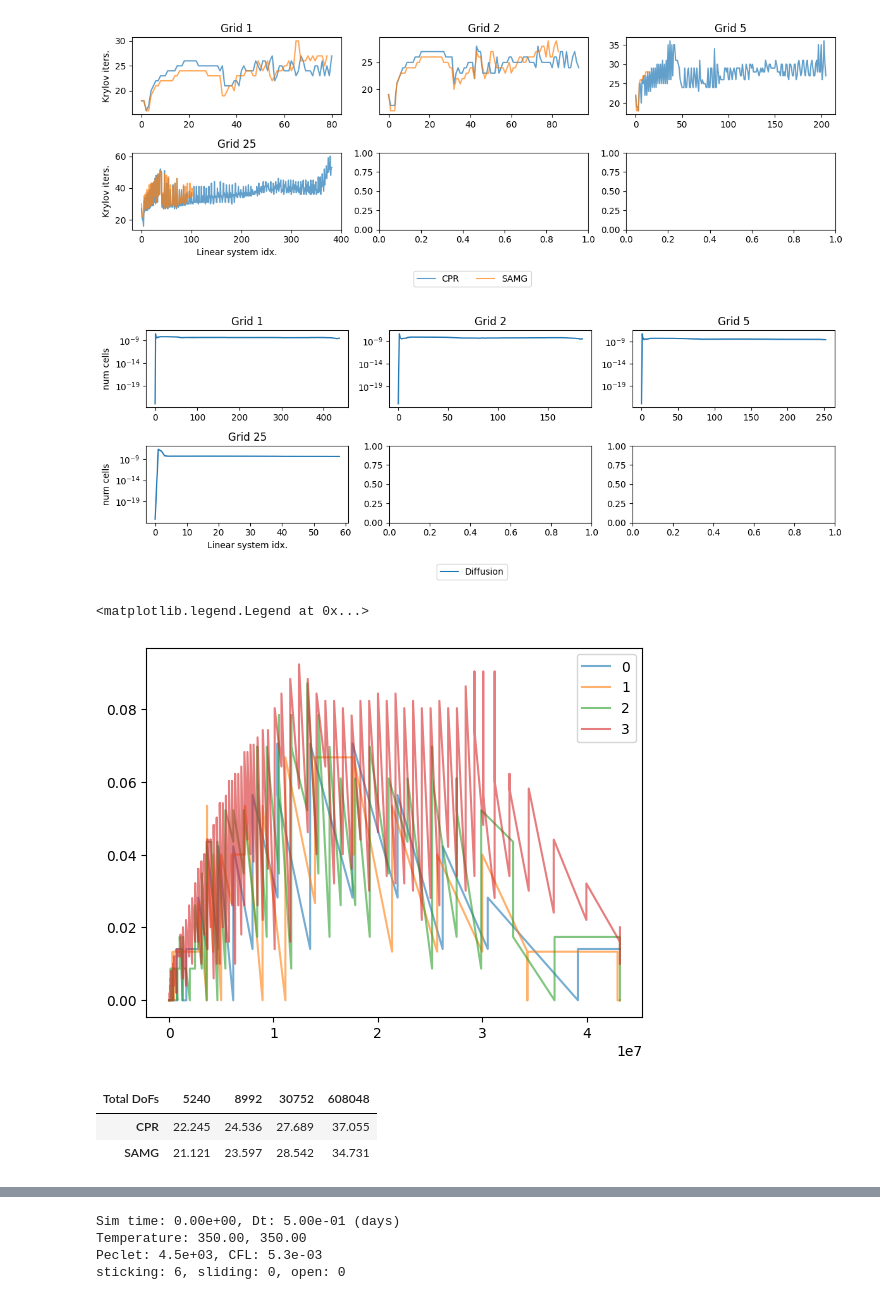
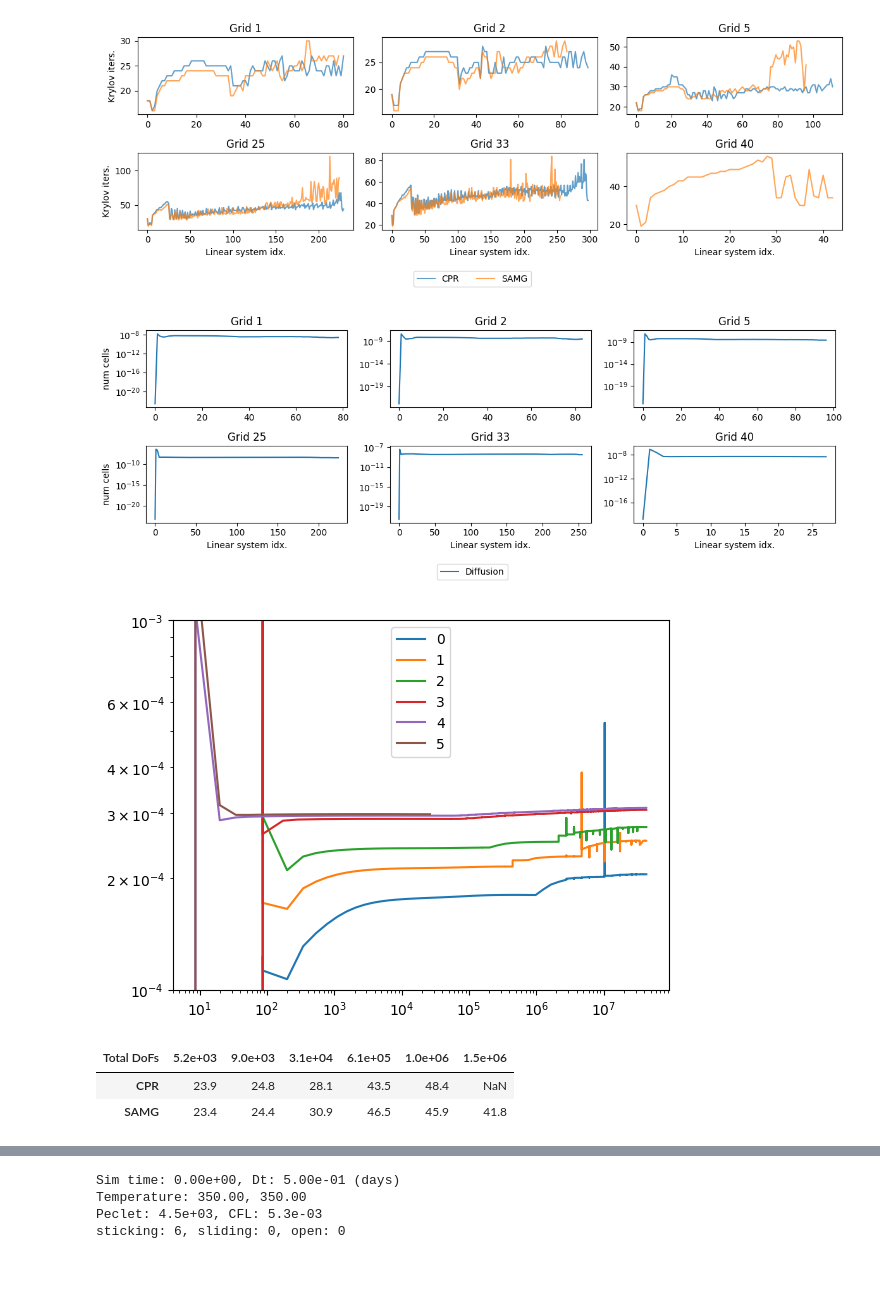
Before and after one commit to pmgbergen/FTHM-Solver, a Jupyter notebook: thermal/experiment_thermal_4_results.ipynb, the cells around one changed output, grey strips where cells are left out. Drawn from its saved outputs; the diff is of its cells as text; code cells hidden in the pictures; blank space fills up the shorter version.

```diff
--- a/thermal/experiment_thermal_4_results.ipynb
+++ b/thermal/experiment_thermal_4_results.ipynb
@@ -10,8 +10,8 @@ grids = [
     2,
     5,
     25,
-    # 33,
-    # 40,
+    33,
+    40,
 ]
 
 solvers = [
@@ -68,7 +68,7 @@ plot_grid(
     data, render_element, shape=shape, figsize=figsize, legend=True, ax_titles=names
 )
 # %% [output]
-[figure, old version]
+[figure, new version]
 # %%
 def render_element(i: int, entry: Sequence[TimeStepStats]):
     entry = entry.get('SAMG')
@@ -112,21 +112,27 @@ plot_grid(
 )
 # plt.savefig(save_path + 'fracture_length.pdf', bbox_inches='tight')
 # %% [output]
-[figure, old version]
+[figure, new version]
 # %%
 def render_element(i: int, entry: Sequence[TimeStepStats]):
-    entry = entry.get("CPR")
+    entry = entry.get("SAMG")
     if entry is None:
         return
     # color_time_steps(entry, fill=True, grid=False, legend=True)
     cfl = get_cfl(entry)
-    enthalpy = get_enthalpy_max(entry)
     ts = np.cumsum(get_time_steps(entry))
     ls = get_ls_indices(entry)
-    fourier = get_fourier_max(entry)
-    # plt.plot(enthalpy, label='Convection')
+
+    # fourier = get_fourier_max(entry)
     # plt.plot(ts[ls], fourier, label=i)
     # plt.yscale("log")
+    # plt.ylim(bottom=1e-9, top=1e-8)
+
+    enthalpy = get_enthalpy_max(entry)
+    plt.plot(ts[ls], enthalpy, label=i)
+    plt.yscale("log")
+    plt.ylim(bottom=1e-4, top=1e-3)
+
 
     # peclet = get_peclet_max(entry)
     # peclet = get_peclet_mean(entry)
@@ -137,45 +143,45 @@ def render_element(i: int, entry: Sequence[TimeStepStats]):
     # plt.yscale('log')
     # plt.ylim(bottom=1e-2)
     # plt.twinx()
     # DAY = 3600 * 24
     # plt.plot(np.cumsum(get_time_steps(entry)) / DAY , color='black', alpha=0.5, label='Time')
     # plt.yscale('log')
     st, sl, op = get_num_sticking_sliding_open(entry)
+    marker = None
+    # plt.plot(ts[ls], sl / (st+sl+op), label=i, marker=marker, alpha=0.6)
     # plt.gca().grid(False)
     # plt.gca().grid(True, which="major", axis="y")
-    marker = None
     # plt.plot(st, label="Sticking", marker=marker, color=COLOR_STICKING)
-    plt.plot(ts[ls], sl / (st+sl+op), label=i, marker=marker, alpha=0.6)
-    # plt.plot(op, label="Open", marker=marker, color=COLOR_OPEN)
+    # plt.plot(op / (st+sl+op), label=i, marker=marker, alpha=0.6)
     # plt.plot(tr, label="Transition", marker=".", color=COLOR_TRANSITION)
 
 for i, d in data.items():
     render_element(i, d)
 
 # plt.ylim(bottom=2e-9, top=1e-8)
 plt.legend()
+plt.xscale('log')
 
 
 # plot_grid(
 #     data,
 #     render_element,
 #     shape=shape,
 #     figsize=figsize,
 #     ylabel="num cells",
 #     ax_titles=names,
 #     #   ylabel="Fract. len., m"
 # )
 # plt.savefig(save_path + 'fracture_length.pdf', bbox_inches='tight')
 # %% [output]
-<matplotlib.legend.Legend at 0x...>
-[figure, old version]
+[figure, new version]
 # %%
 from collections import defaultdict
 import pandas as pd
 
 table = dict()
 
-NDIGITS = 3
+NDIGITS = 1
 
 for g in grids:
     table[g] = {}
@@ -187,7 +193,7 @@ for g in grids:
         except FileNotFoundError:
             continue
         total_dofs = dofs_info["total dofs"]
-        table[g]["Total DoFs"] = str(int(total_dofs))
+        table[g]["Total DoFs"] = f'{total_dofs:.1e}'
         table[g][s] = round(np.mean(get_gmres_iterations(entry)), NDIGITS)
         # table[g][s] = (np.sum(get_gmres_iterations(entry)))
 
@@ -207,6 +213,6 @@ table.drop('Total DoFs', axis=0, inplace=True)
 table.columns.name = 'Total DoFs'
 table
 # %% [output]
-| Total DoFs | 5240 | 8992 | 30752 | 608048 |
-| CPR | 22.245 | 24.536 | 27.689 | 37.055 |
-| SAMG | 21.121 | 23.597 | 28.542 | 34.731 |
+| Total DoFs | 5.2e+03 | 9.0e+03 | 3.1e+04 | 6.1e+05 | 1.0e+06 | 1.5e+06 |
+| CPR | 23.9 | 24.8 | 28.1 | 43.5 | 48.4 | NaN |
+| SAMG | 23.4 | 24.4 | 30.9 | 46.5 | 45.9 | 41.8 |
```
Also changed, not shown: parts of 1 cell of this notebook, 7 other files.
